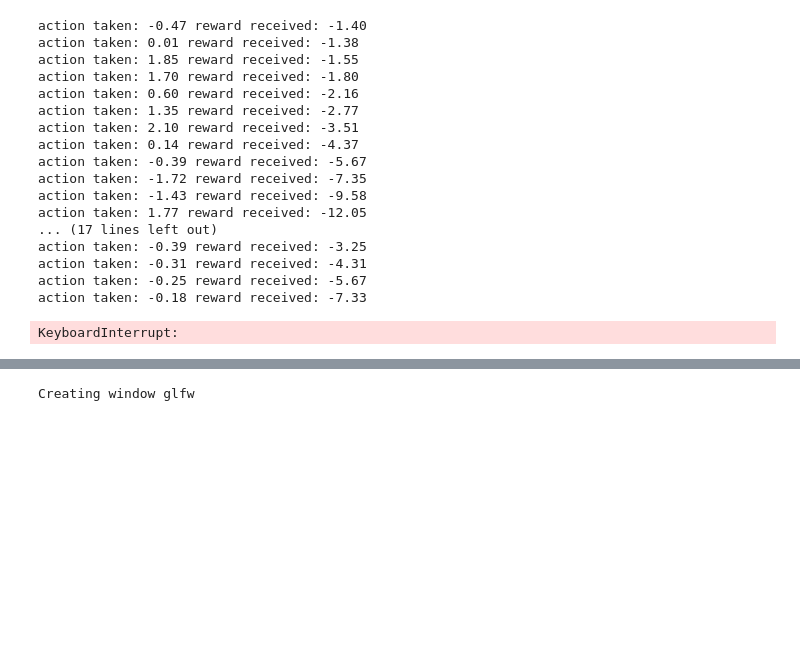
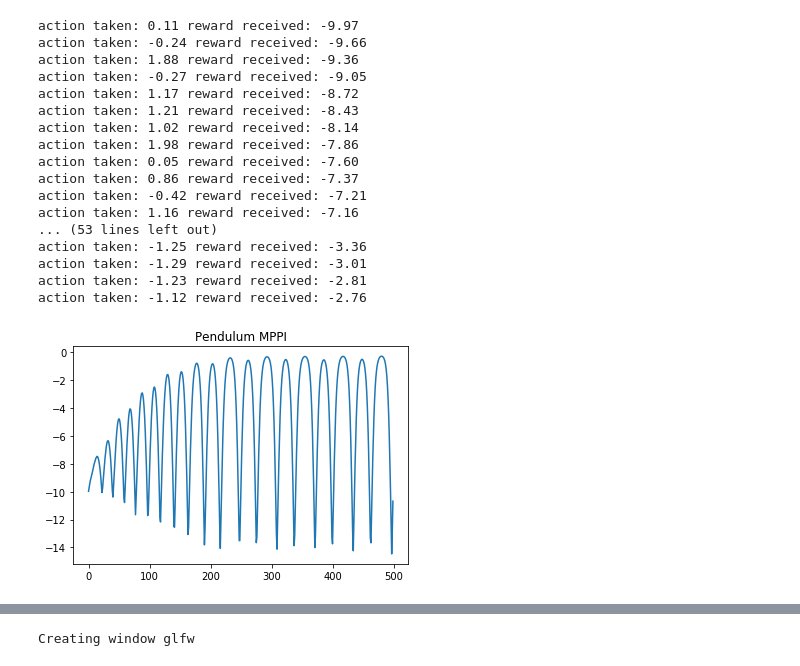
Before and after one commit to ZhizhenQin/POLO, a Jupyter notebook: POLO.ipynb, the cells around one changed output, grey strips where cells are left out. Cells and saved outputs as stored; diff of their text form; code cells hidden in the pictures; blank space fills up the shorter version.

Commit message:
add results for pendulum

```diff
--- a/POLO.ipynb
+++ b/POLO.ipynb
@@ -148,7 +148,7 @@ class POLO(object):
             s, reward, _, _ = env.step([perturbed_action_t])
             self.reward_total[k] += discount * reward
             discount *= self.gamma
-        self.reward_total[k] += discount * self.get_aggregated_value(s)
+#         self.reward_total[k] += discount * self.get_aggregated_value(s)
 
     def _ensure_non_zero(self, reward, beta, factor):
         return np.exp(-factor * (beta - reward))
@@ -191,8 +191,8 @@ class POLO(object):
         self.memory_counter += 1
 # %%
 ENV_NAME = "Pendulum-v0"
-TIMESTEPS = 14 # T
-N_SAMPLES = 120  # K
+TIMESTEPS = 15 # T
+N_SAMPLES = 80  # K
 
 env = gym.make(ENV_NAME)
 ACTION_LOW = env.action_space.low[0]
@@ -207,6 +207,7 @@ Z = 16
 U = np.random.uniform(low=ACTION_LOW, high=ACTION_HIGH, size=TIMESTEPS)
 
 s = env.reset()
+env.env.state = [np.pi, 1]
 
 polo = POLO(K=N_SAMPLES, T=TIMESTEPS, U=U, lambda_=lambda_, noise_mu=noise_mu,
             noise_sigma=noise_sigma, u_init=0, memory_size=512,
@@ -216,33 +217,43 @@ polo = POLO(K=N_SAMPLES, T=TIMESTEPS, U=U, lambda_=lambda_, noise_mu=noise_mu,
 
 
 env.render()
+import time
+time.sleep(1)
 polo.store_state(s, env.env.state)
 
-for t in range(10000):
+rewards = []
+for t in range(500):
     a = polo.choose_action(env)
     s, r, _, _ = env.step([a])
+    rewards.append(r)
     print("action taken: {:.2f} reward received: {:.2f}".format(a, r))
     env.render()
     polo.store_state(s, env.env.state)
 
-    if t != 0 and t % Z == 0:
-        polo.learn(env)
+#     if t != 0 and t % Z == 0:
+#         polo.learn(env)
 # %% [output]
-action taken: -0.47 reward received: -1.40
-action taken: 0.01 reward received: -1.38
-action taken: 1.85 reward received: -1.55
-action taken: 1.70 reward received: -1.80
-action taken: 0.60 reward received: -2.16
-action taken: 1.35 reward received: -2.77
-action taken: 2.10 reward received: -3.51
-action taken: 0.14 reward received: -4.37
-action taken: -0.39 reward received: -5.67
-action taken: -1.72 reward received: -7.35
-action taken: -1.43 reward received: -9.58
-action taken: 1.77 reward received: -12.05
-... (17 lines left out)
-action taken: -0.39 reward received: -3.25
-action taken: -0.31 reward received: -4.31
-action taken: -0.25 reward received: -5.67
-action taken: -0.18 reward received: -7.33
+action taken: 0.11 reward received: -9.97
+action taken: -0.24 reward received: -9.66
+action taken: 1.88 reward received: -9.36
+action taken: -0.27 reward received: -9.05
+action taken: 1.17 reward received: -8.72
+action taken: 1.21 reward received: -8.43
+action taken: 1.02 reward received: -8.14
+action taken: 1.98 reward received: -7.86
+action taken: 0.05 reward received: -7.60
+action taken: 0.86 reward received: -7.37
+action taken: -0.42 reward received: -7.21
+action taken: 1.16 reward received: -7.16
+... (53 lines left out)
+action taken: -1.25 reward received: -3.36
+action taken: -1.29 reward received: -3.01
+action taken: -1.23 reward received: -2.81
+action taken: -1.12 reward received: -2.76
-KeyboardInterrupt:
+# %%
+import matplotlib.pyplot as plt
+plt.title("Pendulum MPPI")
+plt.plot(range(len(rewards)), rewards)
+plt.show()
+# %% [output]
+[figure, added]
```
Also changed, not shown: parts of 3 cells of this notebook.
